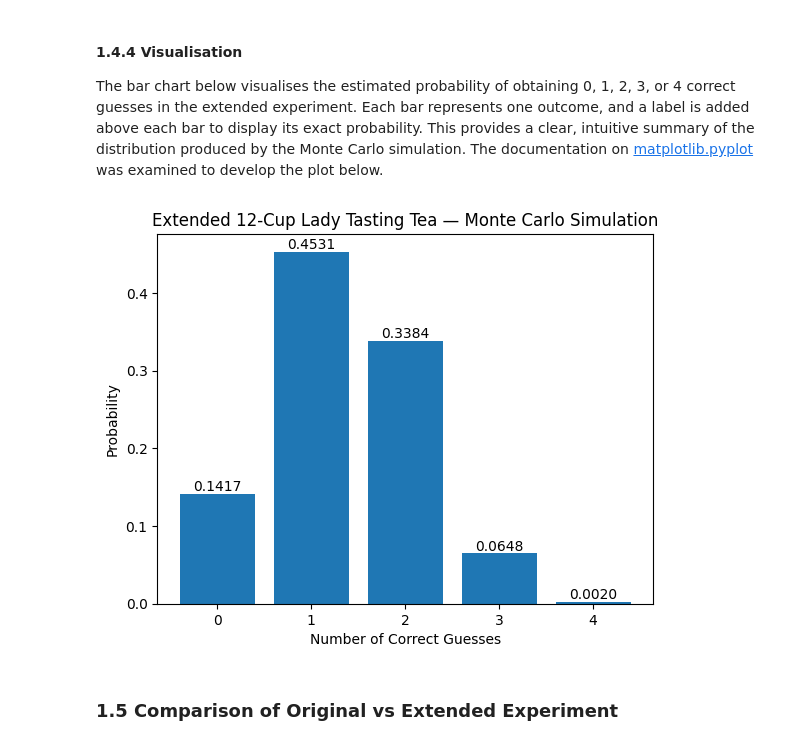
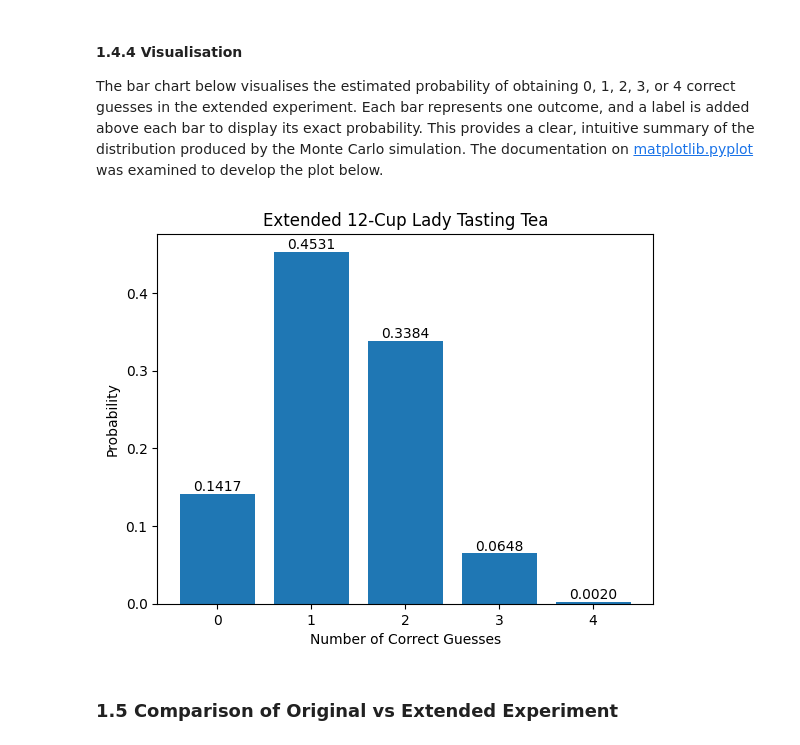
Before and after one commit to filipekojak88/applied_statistics, a Jupyter notebook: problems.ipynb, the cells around one changed output. Drawn from its saved outputs; the diff is of its cells as text; code cells hidden in the pictures.

```diff
--- a/problems.ipynb
+++ b/problems.ipynb
@@ -316,10 +312,18 @@ The NumPy documentation for functions such as [numpy.random.choice()](https://nu
 # %%
 for i in range(trials):
     # Actually have milk-first cups (ground truth)
-    true_milk = np.random.choice(total_cups_ext, size=milk_first_ext, replace=False)
+    true_milk = np.random.choice(
+        total_cups_ext,
+        size=milk_first_ext,
+        replace=False
+        )
 
     # Random guesses
-    guessed_milk = np.random.choice(total_cups_ext, size=milk_first_ext, replace=False)
+    guessed_milk = np.random.choice(
+        total_cups_ext,
+        size=milk_first_ext,
+        replace=False
+        )
 
     # Number of correct guesses (intersection)
     correct = len(np.intersect1d(true_milk, guessed_milk))
@@ -371,29 +375,32 @@ The distribution shows that:
 The bar chart below visualises the estimated probability of obtaining 0, 1, 2, 3, or 4 correct guesses in the extended experiment. Each bar represents one outcome, and a label is added above each bar to display its exact probability. This provides a clear, intuitive summary of the distribution produced by the Monte Carlo simulation. The documentation on [matplotlib.pyplot](https://matplotlib.org/3.5.3/api/_as_gen/matplotlib.pyplot.html) was examined to develop the plot below.
 # %%
 # Create a bar chart of the simulated probabilities
-bars = plt.bar(range(len(simulated_probabilities)), simulated_probabilities)
+bars = plt.bar(
+    range(len(simulated_probabilities)),
+    simulated_probabilities
+    )
 
 # Label the axes
 plt.xlabel("Number of Correct Guesses")
 plt.ylabel("Probability")
 
 # Add a title to the plot
-plt.title("Extended 12-Cup Lady Tasting Tea — Monte Carlo Simulation")
+plt.title("Extended 12-Cup Lady Tasting Tea")
 
 # Annotate each bar with its probability value (formatted to 4 decimals)
 for bar in bars:
     height = bar.get_height()  # Height = probability
     plt.text(
         bar.get_x() + bar.get_width() / 2,  # x-position (center of the bar)
         height,                              # y-position (top of the bar)
         f"{height:.4f}",                      # Text label
         ha="center", va="bottom"              # Center horizontally, place text just above bar
     )
 
 # Display the plot
 plt.show()
 # %% [output]
-[figure, old version]
+[figure, new version]
 # %% [markdown]
 ### 1.5 Comparison of Original vs Extended Experiment
 # %% [markdown]
```
Also changed, not shown: parts of 13 cells of this notebook, 2 other files.
